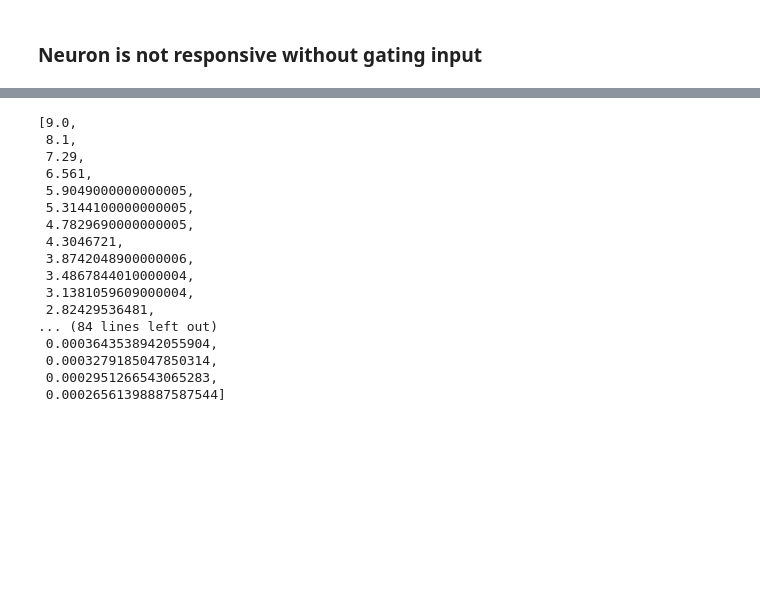
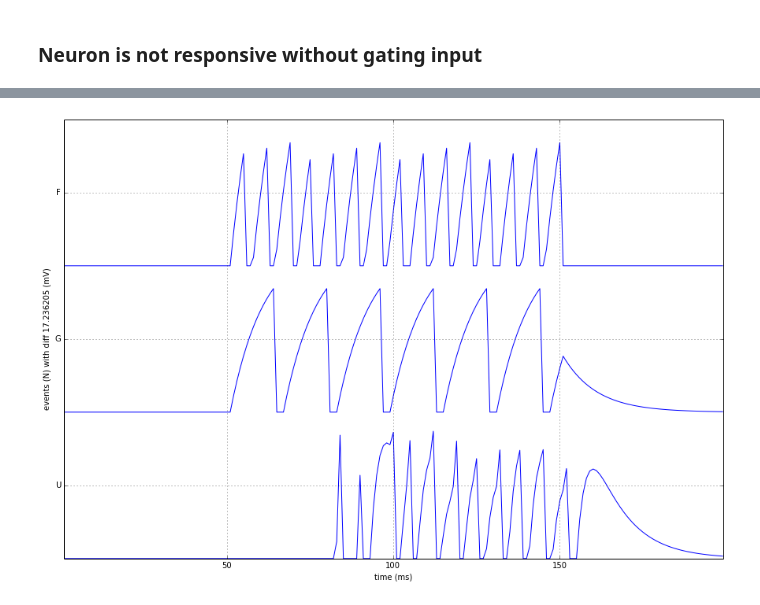
Before and after one commit to asobolev/toy-network, a Jupyter notebook: reduced/simulation/sanbox/Permissive Gating.ipynb, the cells around one changed output, grey strips where cells are left out. Cells and saved outputs as stored; diff of their text form; code cells hidden in the pictures; blank space fills up the shorter version.

```diff
--- a/reduced/simulation/sanbox/Permissive Gating.ipynb
+++ b/reduced/simulation/sanbox/Permissive Gating.ipynb
@@ -125,28 +175,28 @@ fig = multiple_time_series(np.array(events), ("U", "G", "F"), monitors[0].times)
-# %%
-y = 10    # original amount
-b = 0.1  # decay rate
-
-values = []
-for i in range(100):
-    y = y * (1 - b)
-    values.append(y)
-
-values
-# %% [output]
-[9.0,
- 8.1,
- 7.29,
- 6.561,
- 5.9049000000000005,
- 5.3144100000000005,
- 4.7829690000000005,
- 4.3046721,
- 3.8742048900000006,
- 3.4867844010000004,
- 3.1381059609000004,
- 2.82429536481,
-... (84 lines left out)
- 0.0003643538942055904,
- 0.0003279185047850314,
- 0.0002951266543065283,
- 0.00026561398887587544]
+# %%
+nest.ResetKernel()
+
+# two input neurons: R(trigger) and G(gate)
+F_input = nest.Create("iaf_neuron")[0]
+G_input = nest.Create("iaf_neuron")[0]
+
+# output neuron "aware" of gating inputs
+U_output = nest.Create("iaf_with_permissive_gating")[0]
+nest.SetStatus([U_output], {'gating_threshold': 2.0, 'tau_gating': 0.01})
+
+nest.Connect([F_input], [U_output], syn_spec={'weight': 500.0, 'model': 'static_synapse'})
+nest.Connect([G_input], [U_output], syn_spec={'weight': 2.0, 'model': 'static_synapse', 'receptor_type': 8})
+
+# current injections
+inject_current(F_input, [{"amplitude": 1000.0, "start": 50.0, "stop": 150.0}])
+
+inject_current(G_input, [{"amplitude": 500.0, "start": 50.0, "stop": 150.0}])
+
+# voltage monitors
+monitors = [VoltageMonitor(nest_id) for nest_id in (F_input, G_input, U_output)]
+
+nest.Simulate(200)
+
+events = [x.V_m for x in reversed(monitors)]
+fig = multiple_time_series(np.array(events), ("U", "G", "F"), monitors[0].times)
+# %% [output]
+[figure, added]
```
Also changed, not shown: parts of 10 cells of this notebook.
